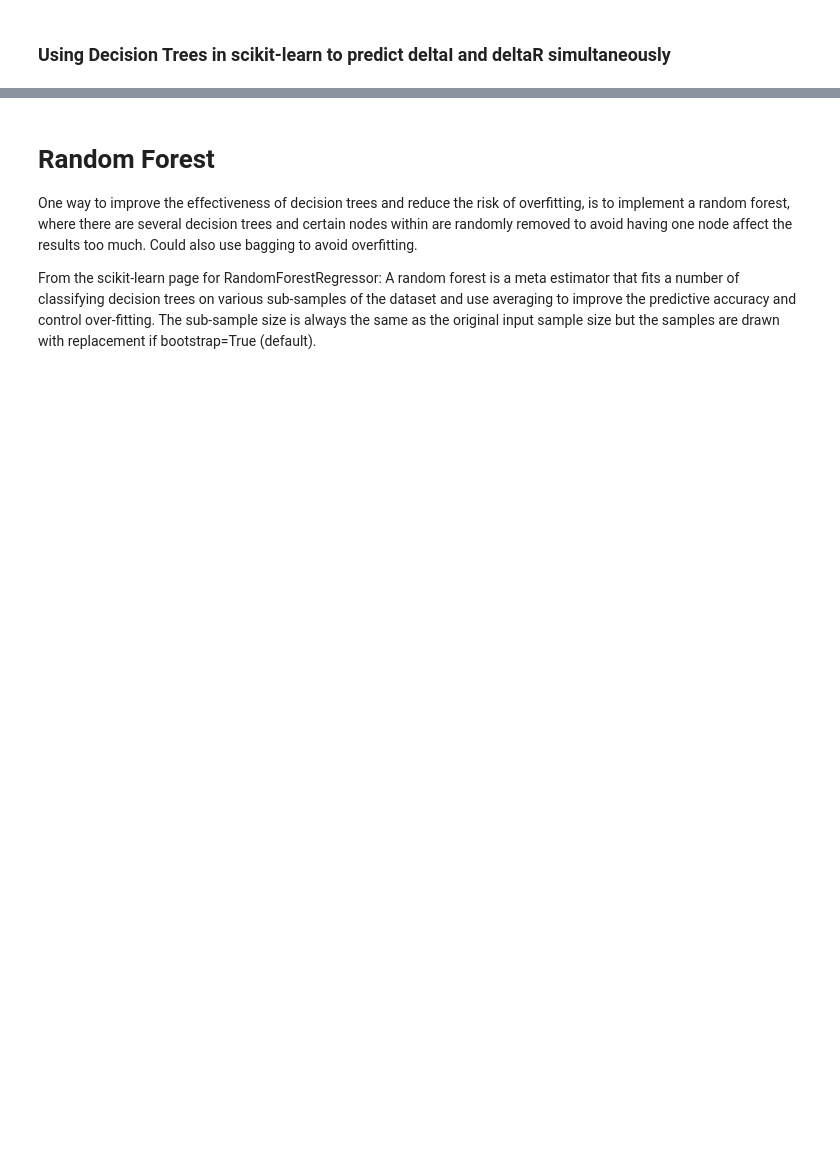
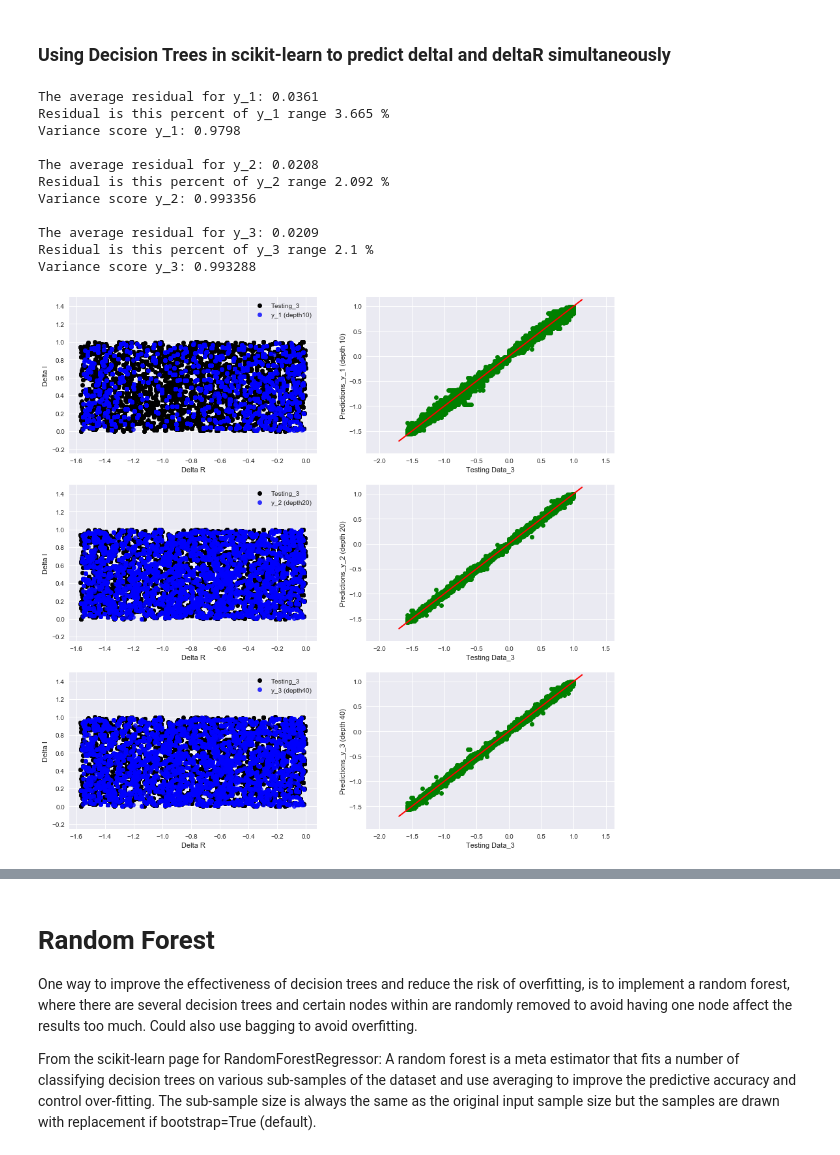
Before and after one commit to Lcollins91/DS_ResearchProject_ND, a Jupyter notebook: Master_Line_Cut_Dispersion_model-Copy1.ipynb, the cells around one changed output, grey strips where cells are left out. Cells and saved outputs as stored; diff of their text form; code cells hidden in the pictures; blank space fills up the shorter version.

```diff
--- a/Master_Line_Cut_Dispersion_model-Copy1.ipynb
+++ b/Master_Line_Cut_Dispersion_model-Copy1.ipynb
@@ -1795,32 +1806,45 @@ print('Residual is this percent of y_2 range', round(residual_percent_rangey_2,3
 print('Variance score y_2: %.6f' % r2_score(Y3_test, y_2)) #calculate and display the r squared score
 print(' ')
 i = 0 # resetting i
 iterations = len(Y3_test) # gets number of dots/points
 residual_sum = 0 # initializes sum of residuals
 for i in range (0,iterations): # for every dot/point
     Y3_test_ys = Y3_test['deltaI'] # get ys of testing data
     Y3_test_ys = Y3_test_ys.values # take out indexing, data types, names
     Y3_test_y = Y3_test_ys[i]
-    y2_ys = y_2[:,1] # get ys of all dots/points
-    y3_ys = y_2[:,1] # get ys of all dots/points
+    y3_ys = y_3[:,1] # get ys of all dots/points
+    y3_ys = y_3[:,1] # get ys of all dots/points
     #y1_ys = y1_ys.values # take out the indexing, data types, and names
     y3_y = y3_ys[i] # get the y value of the dot/point at specfic x value i
     diff = Y3_test_y - y3_y # find the difference in height
     diff = abs(diff) # take the absolute value
     residual_sum = diff + residual_sum # add specific residual sum at i to sum of residuals
 residual_average = residual_sum/iterations # find the average of the residuals
 print('The average residual for y_3:', round(residual_average,4)) # display average of residuals
 
 minY_3 = min(Y3_test_ys) # find the minimum y value for testing data
 maxY_3 = max(Y3_test_ys) # find the max y value for testing data
 miny_3 = min(y_3[:,1]) # find the min y value for the prediction data
 maxy_3 = max(y_3[:,1]) # find the max y value for the prediction data
 #print('minY_3', minY_3, 'maxY_3', maxY_3)
 #print('miny_3', miny_3, 'maxy_3', maxy_3)
 rangeY_3 = minY_3 + maxY_3 # find the range of the testing data
 rangey_3 = miny_3 -maxy_3 # find the range of the predictions
 #print('rangeY_3', rangeY_3)
 #print('rangey_3', rangey_3)
 residual_percent_rangey_3 = (residual_average/abs(rangey_3))*100 # calculate what percent the residual is of the range
 print('Residual is this percent of y_3 range', round(residual_percent_rangey_3,3), '%')
 print('Variance score y_3: %.6f' % r2_score(Y3_test, y_3)) #calculate and display the r squared score
+# %% [output]
+The average residual for y_1: 0.0361
+Residual is this percent of y_1 range 3.665 %
+Variance score y_1: 0.9798
+
+The average residual for y_2: 0.0208
+Residual is this percent of y_2 range 2.092 %
+Variance score y_2: 0.993356
+
+The average residual for y_3: 0.0209
+Residual is this percent of y_3 range 2.1 %
+Variance score y_3: 0.993288
+[figure, added]
```
Also changed, not shown: parts of 35 cells of this notebook, 1 other file.
